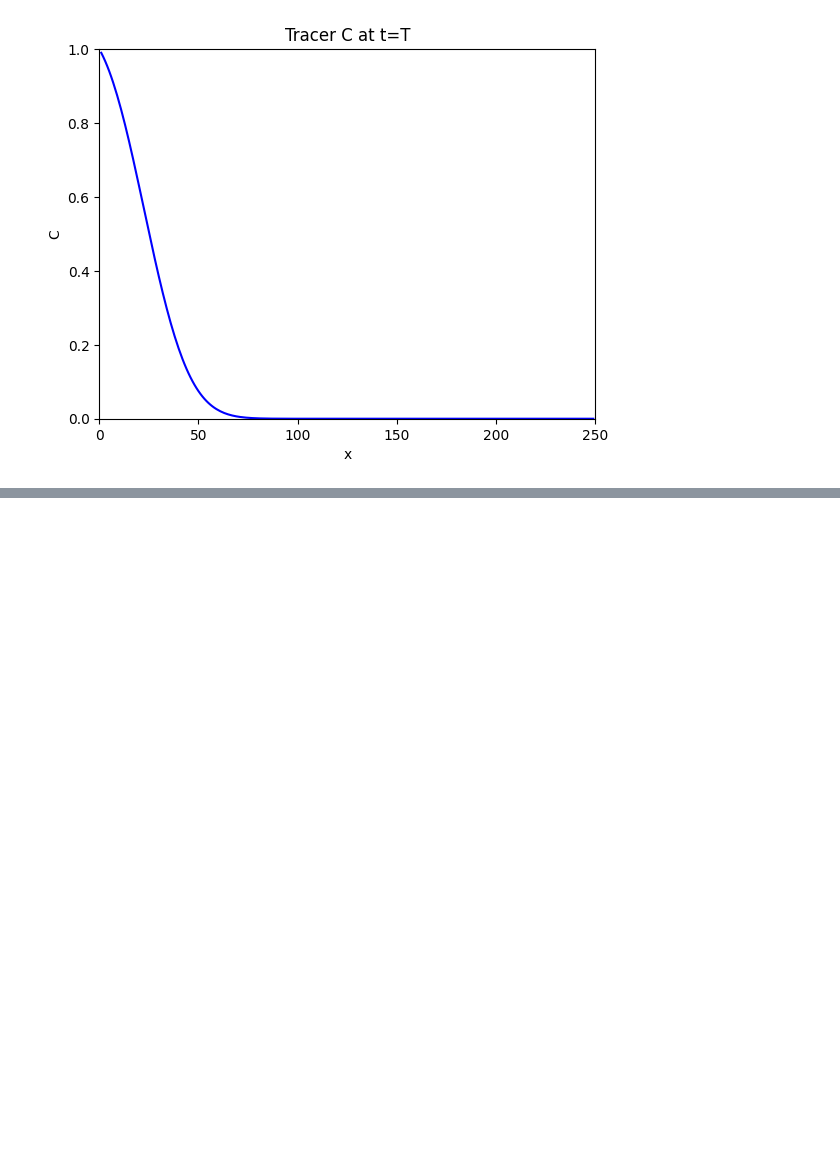
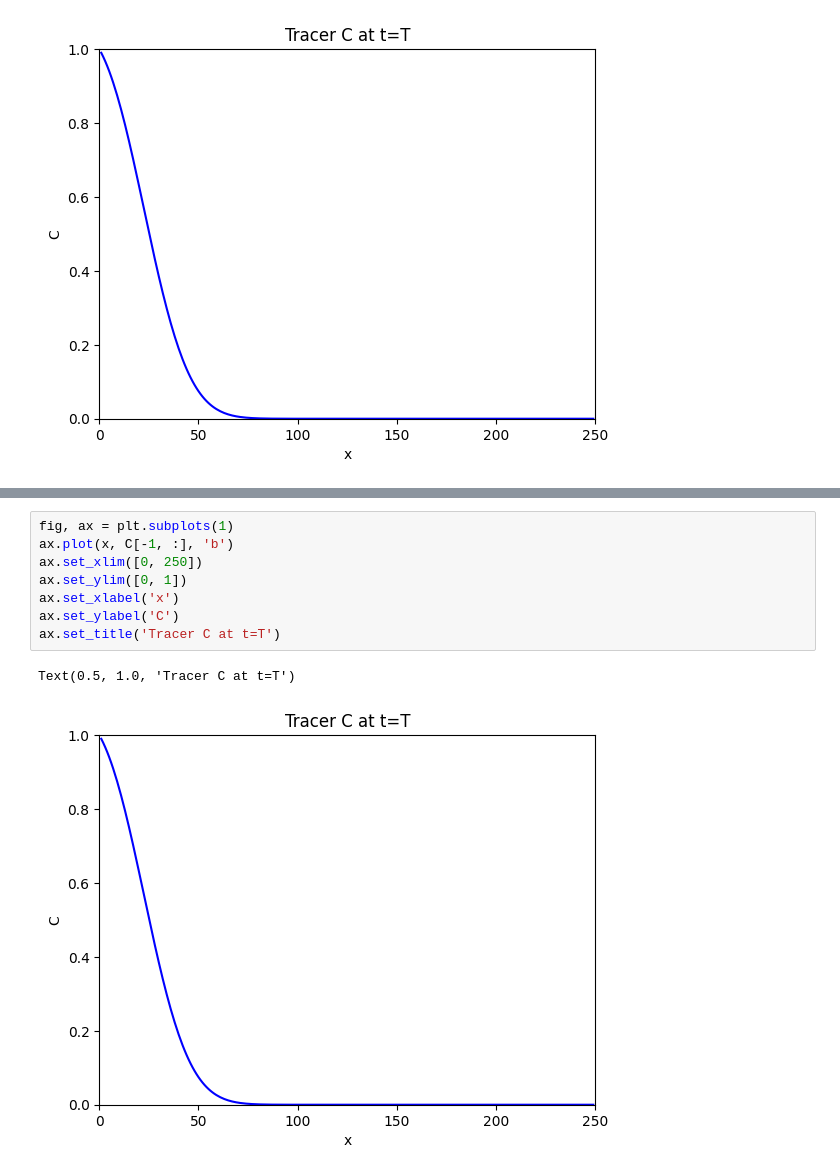
Before and after one commit to chegermiller/CEWA572_SQ2024, a Jupyter notebook: advection_diffusion_1D_fd_schemes.ipynb, the cells around one changed output, grey strips where cells are left out. Saved outputs shown, nothing was run; the diff lists cells and outputs as text; blank space fills up the shorter version.

```diff
--- a/advection_diffusion_1D_fd_schemes.ipynb
+++ b/advection_diffusion_1D_fd_schemes.ipynb
@@ -113,0 +172,11 @@ Text(0.5, 1.0, 'Tracer C at t=T')
+# %%
+fig, ax = plt.subplots(1)
+ax.plot(x, C[-1, :], 'b')
+ax.set_xlim([0, 250])
+ax.set_ylim([0, 1])
+ax.set_xlabel('x')
+ax.set_ylabel('C')
+ax.set_title('Tracer C at t=T')
+# %% [output]
+Text(0.5, 1.0, 'Tracer C at t=T')
+[figure, added]
```
Also changed, not shown: parts of 11 cells of this notebook.
